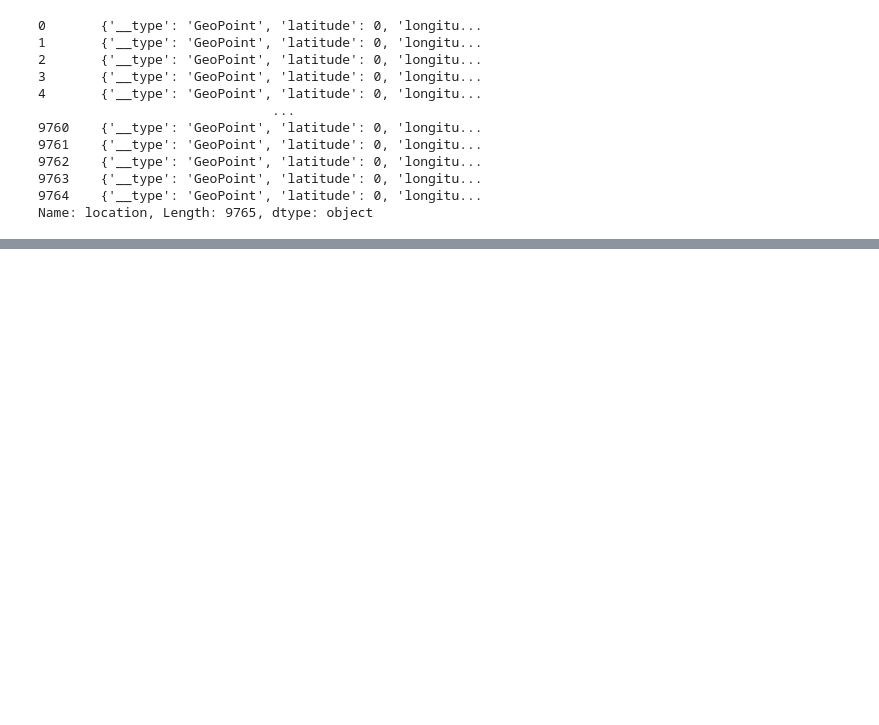
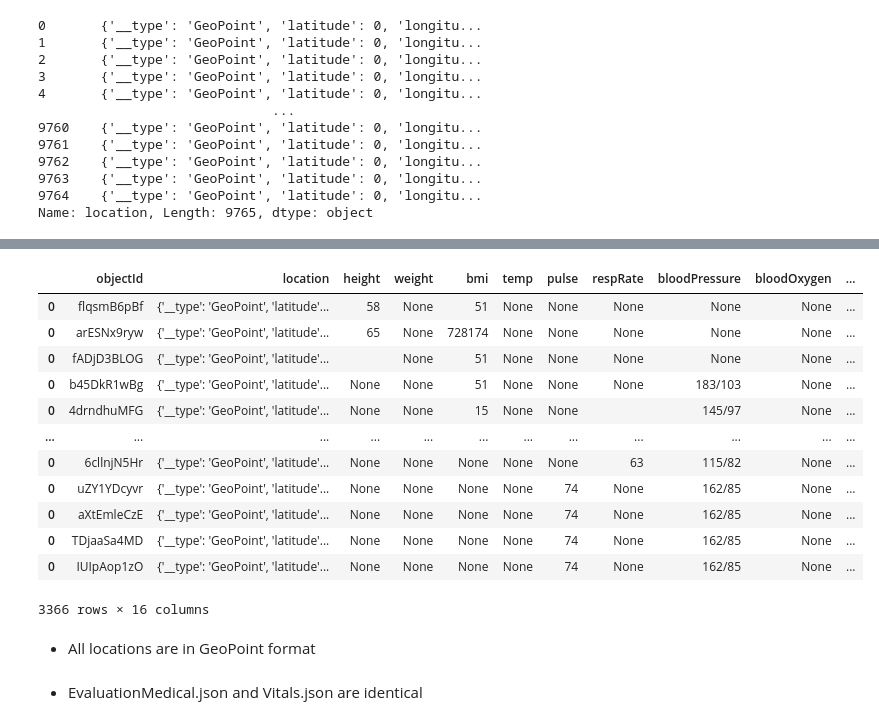
Before and after one commit to hamzabacc/puente, a Jupyter notebook: puente_preview.ipynb, the cells around one changed output, grey strips where cells are left out. Drawn from its saved outputs; the diff is of its cells as text; code cells hidden in the pictures; blank space fills up the shorter version.

```diff
--- a/puente_preview.ipynb
+++ b/puente_preview.ipynb
@@ -144,0 +249,20 @@ med
+# %%
+with open("Vitals.json", "r") as read_file:
+    data = json.load(read_file)
+# %%
+medeval = format_json(data)
+medeval
+# %% [output]
+|  | objectId | location | height | weight | bmi | temp | pulse | respRate | bloodPressure | bloodOxygen | ... |
+| 0 | flqsmB6pBf | {'__type': 'GeoPoint', 'latitude'... | 58 | None | 51 | None | None | None | None | None | ... |
+| 0 | arESNx9ryw | {'__type': 'GeoPoint', 'latitude'... | 65 | None | 728174 | None | None | None | None | None | ... |
+| 0 | fADjD3BLOG | {'__type': 'GeoPoint', 'latitude'... |  | None | 51 | None | None | None | None | None | ... |
+| 0 | b45DkR1wBg | {'__type': 'GeoPoint', 'latitude'... | None | None | 51 | None | None | None | 183/103 | None | ... |
+| 0 | 4drndhuMFG | {'__type': 'GeoPoint', 'latitude'... | None | None | 15 | None | None |  | 145/97 | None | ... |
+| ... | ... | ... | ... | ... | ... | ... | ... | ... | ... | ... | ... |
+| 0 | 6cllnjN5Hr | {'__type': 'GeoPoint', 'latitude'... | None | None | None | None | None | 63 | 115/82 | None | ... |
+| 0 | uZY1YDcyvr | {'__type': 'GeoPoint', 'latitude'... | None | None | None | None | 74 | None | 162/85 | None | ... |
+| 0 | aXtEmleCzE | {'__type': 'GeoPoint', 'latitude'... | None | None | None | None | 74 | None | 162/85 | None | ... |
+| 0 | TDjaaSa4MD | {'__type': 'GeoPoint', 'latitude'... | None | None | None | None | 74 | None | 162/85 | None | ... |
+| 0 | IUIpAop1zO | {'__type': 'GeoPoint', 'latitude'... | None | None | None | None | 74 | None | 162/85 | None | ... |
+3366 rows × 16 columns
@@ -144,0 +279,2 @@ med
+# %% [markdown]
+- All locations are in GeoPoint format
@@ -144,0 +285,2 @@ med
+# %% [markdown]
+- EvaluationMedical.json and Vitals.json are identical
```
Also changed, not shown: parts of 92 cells of this notebook, 1 other file.
